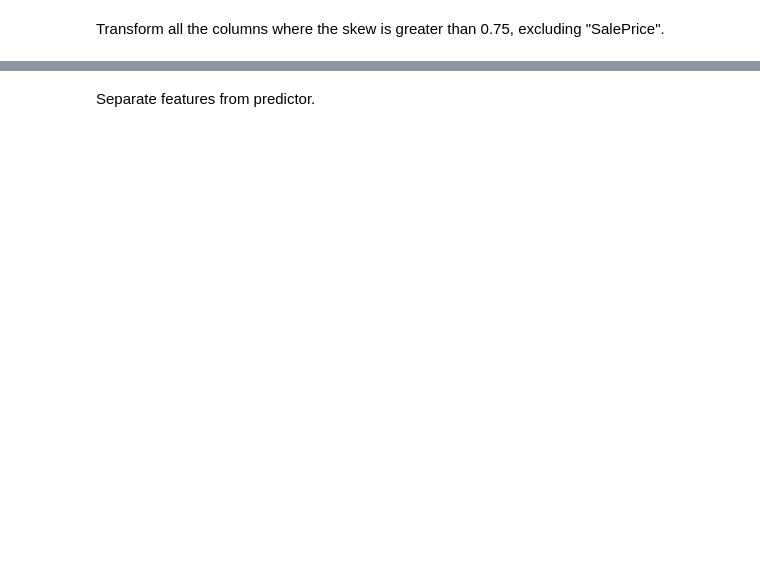
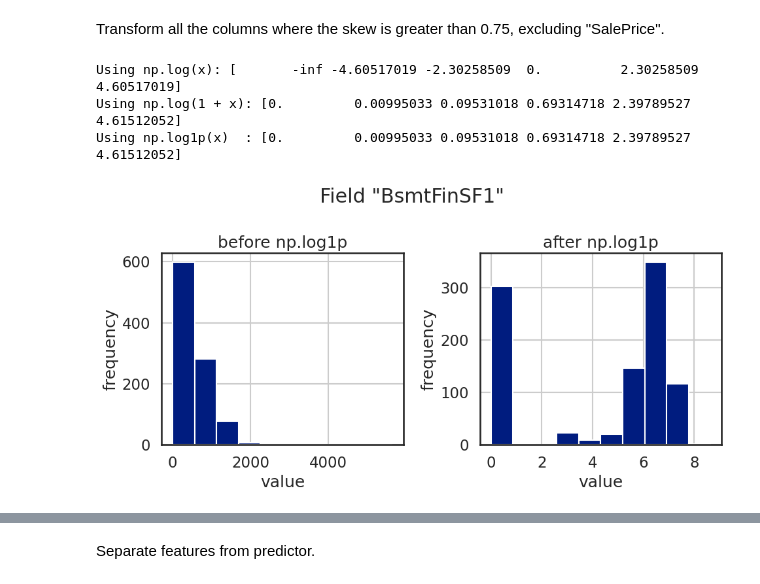
Before and after one commit to htetaunglynn94/coursera, a Jupyter notebook: ibm_ml_series/supervised_ml/module_4/holab_1_regularization.ipynb, the cells around one changed output, grey strips where cells are left out. Drawn from its saved outputs; the diff is of its cells as text; code cells hidden in the pictures; blank space fills up the shorter version.

```diff
--- a/ibm_ml_series/supervised_ml/module_4/holab_1_regularization.ipynb
+++ b/ibm_ml_series/supervised_ml/module_4/holab_1_regularization.ipynb
@@ -376,13 +458,29 @@ skew_cols
 # %% [markdown]
 Transform all the columns where the skew is greater than 0.75, excluding "SalePrice".
+# %%
+# test np.log1p()
+x = np.array([0, 0.01, 0.1, 1, 10, 100])
+
+print("Using np.log(x):", np.log(x))           # if x = 0, error
+print("Using np.log(1 + x):", np.log(1 + x))   # if x = 0, not show error
+print("Using np.log1p(x)  :", np.log1p(x))     # if x = 0, not show error
+# %% [output]
+Using np.log(x): [       -inf -4.60517019 -2.30258509  0.          2.30258509  4.60517019]
+Using np.log(1 + x): [0.         0.00995033 0.09531018 0.69314718 2.39789527 4.61512052]
+Using np.log1p(x)  : [0.         0.00995033 0.09531018 0.69314718 2.39789527 4.61512052]
 # %%
 # OPTIONAL: Let's look at what happens to one of these features, when we apply np.log1p visually.
 
 field = "BsmtFinSF1"
 fig, (ax_before, ax_after) = plt.subplots(1, 2, figsize=(10, 5))
 train[field].hist(ax=ax_before)
-train[field].apply(np.log1p).hist(ax=ax_after)
+train[field].apply(np.log1p).hist(ax=ax_after)  # np.log(1 + x)
 ax_before.set(title='before np.log1p', ylabel='frequency', xlabel='value')
-ax_after.set(title='after np.log1p', ylabel='frequency', xlabel='value')
+ax_after.set(title='after np.log1p',   ylabel='frequency', xlabel='value')
 fig.suptitle('Field "{}"'.format(field));
+
+plt.tight_layout()
+plt.show()
 # a little bit better
+# %% [output]
+[figure, added]
```
Also changed, not shown: parts of 34 cells of this notebook.
